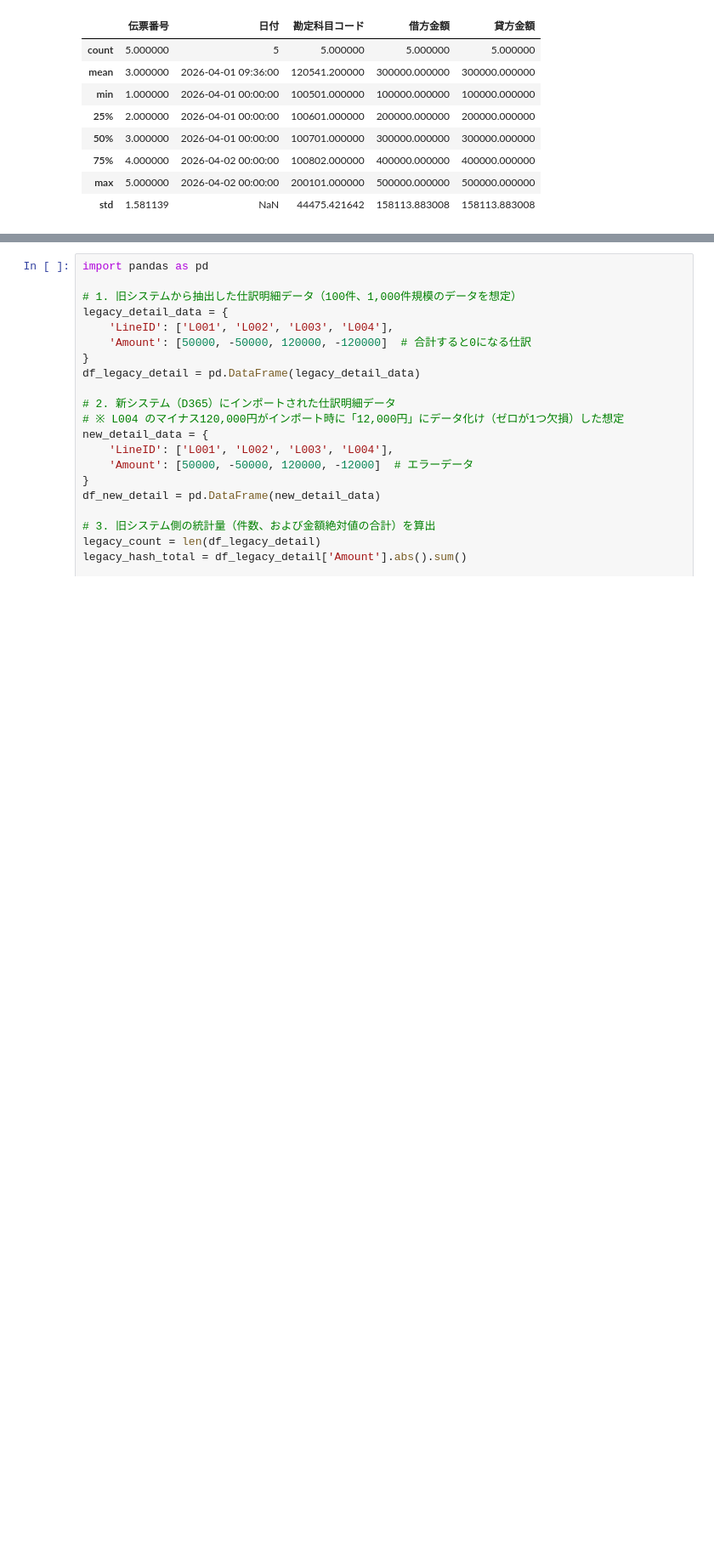
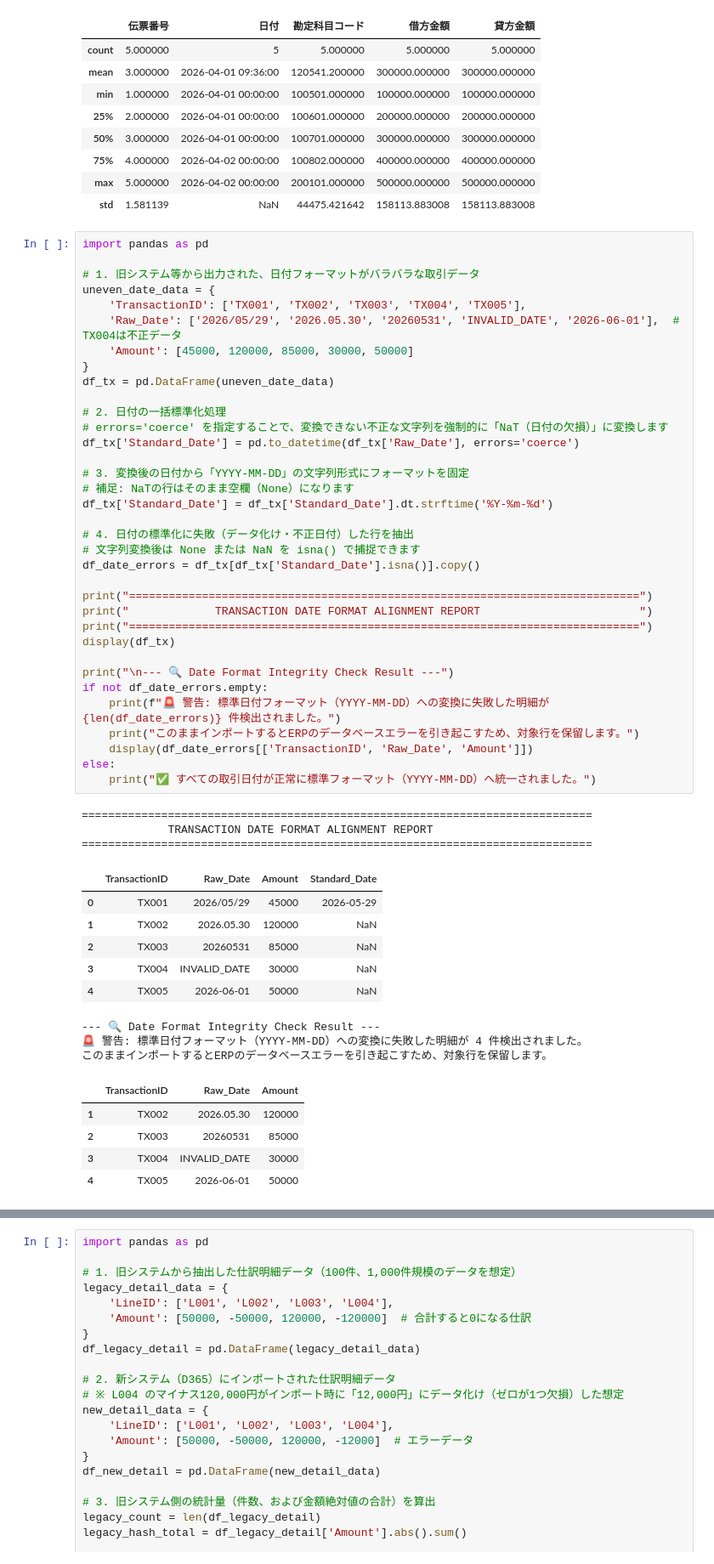
Before and after one commit to KojiKaiwa/D365-Finance-Automation, a Jupyter notebook: D365_Data_Processing.ipynb, the cells around one changed output, grey strips where cells are left out. Shown at 85% size. Saved outputs shown, nothing was run; the diff lists cells and outputs as text; blank space fills up the shorter version.

```diff
--- a/D365_Data_Processing.ipynb
+++ b/D365_Data_Processing.ipynb
@@ -31,3 +31,56 @@ display(df.describe())
 | 75% | 4.000000 | 2026-04-02 00:00:00 | 100802.000000 | 400000.000000 | 400000.000000 |
 | max | 5.000000 | 2026-04-02 00:00:00 | 200101.000000 | 500000.000000 | 500000.000000 |
 | std | 1.581139 | NaN | 44475.421642 | 158113.883008 | 158113.883008 |
+# %%
+import pandas as pd
+
+# 1. 旧システム等から出力された、日付フォーマットがバラバラな取引データ
+uneven_date_data = {
+    'TransactionID': ['TX001', 'TX002', 'TX003', 'TX004', 'TX005'],
+    'Raw_Date': ['2026/05/29', '2026.05.30', '20260531', 'INVALID_DATE', '2026-06-01'],  # TX004は不正データ
+    'Amount': [45000, 120000, 85000, 30000, 50000]
+}
+df_tx = pd.DataFrame(uneven_date_data)
+
+# 2. 日付の一括標準化処理
+# errors='coerce' を指定することで、変換できない不正な文字列を強制的に「NaT（日付の欠損）」に変換します
+df_tx['Standard_Date'] = pd.to_datetime(df_tx['Raw_Date'], errors='coerce')
+
+# 3. 変換後の日付から「YYYY-MM-DD」の文字列形式にフォーマットを固定
+# 補足: NaTの行はそのまま空欄（None）になります
+df_tx['Standard_Date'] = df_tx['Standard_Date'].dt.strftime('%Y-%m-%d')
+
+# 4. 日付の標準化に失敗（データ化け・不正日付）した行を抽出
+# 文字列変換後は None または NaN を isna() で捕捉できます
+df_date_errors = df_tx[df_tx['Standard_Date'].isna()].copy()
+
+print("=============================================================================")
+print("             TRANSACTION DATE FORMAT ALIGNMENT REPORT                        ")
+print("=============================================================================")
+display(df_tx)
+
+print("\n--- 🔍 Date Format Integrity Check Result ---")
+if not df_date_errors.empty:
+    print(f"🚨 警告: 標準日付フォーマット（YYYY-MM-DD）への変換に失敗した明細が {len(df_date_errors)} 件検出されました。")
+    print("このままインポートするとERPのデータベースエラーを引き起こすため、対象行を保留します。")
+    display(df_date_errors[['TransactionID', 'Raw_Date', 'Amount']])
+else:
+    print("✅ すべての取引日付が正常に標準フォーマット（YYYY-MM-DD）へ統一されました。")
+# %% [output]
+=============================================================================
+             TRANSACTION DATE FORMAT ALIGNMENT REPORT
+=============================================================================
+|  | TransactionID | Raw_Date | Amount | Standard_Date |
+| 0 | TX001 | 2026/05/29 | 45000 | 2026-05-29 |
+| 1 | TX002 | 2026.05.30 | 120000 | NaN |
+| 2 | TX003 | 20260531 | 85000 | NaN |
+| 3 | TX004 | INVALID_DATE | 30000 | NaN |
+| 4 | TX005 | 2026-06-01 | 50000 | NaN |
+--- 🔍 Date Format Integrity Check Result ---
+🚨 警告: 標準日付フォーマット（YYYY-MM-DD）への変換に失敗した明細が 4 件検出されました。
+このままインポートするとERPのデータベースエラーを引き起こすため、対象行を保留します。
+|  | TransactionID | Raw_Date | Amount |
+| 1 | TX002 | 2026.05.30 | 120000 |
+| 2 | TX003 | 20260531 | 85000 |
+| 3 | TX004 | INVALID_DATE | 30000 |
+| 4 | TX005 | 2026-06-01 | 50000 |
```
Also changed, not shown: parts of 1 cell of this notebook.
